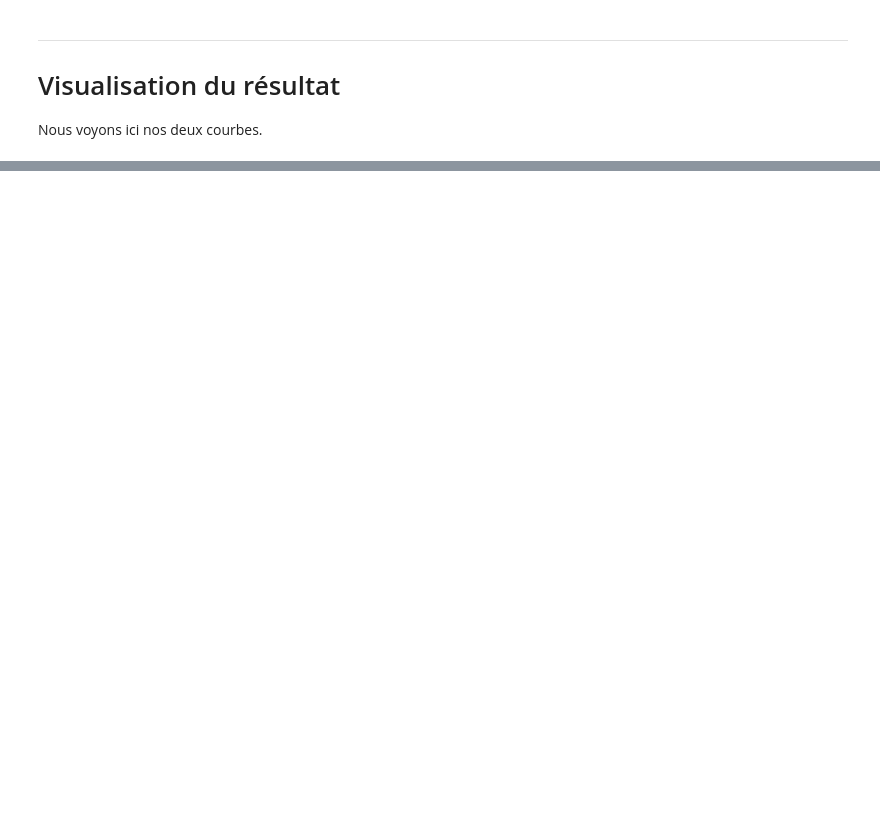
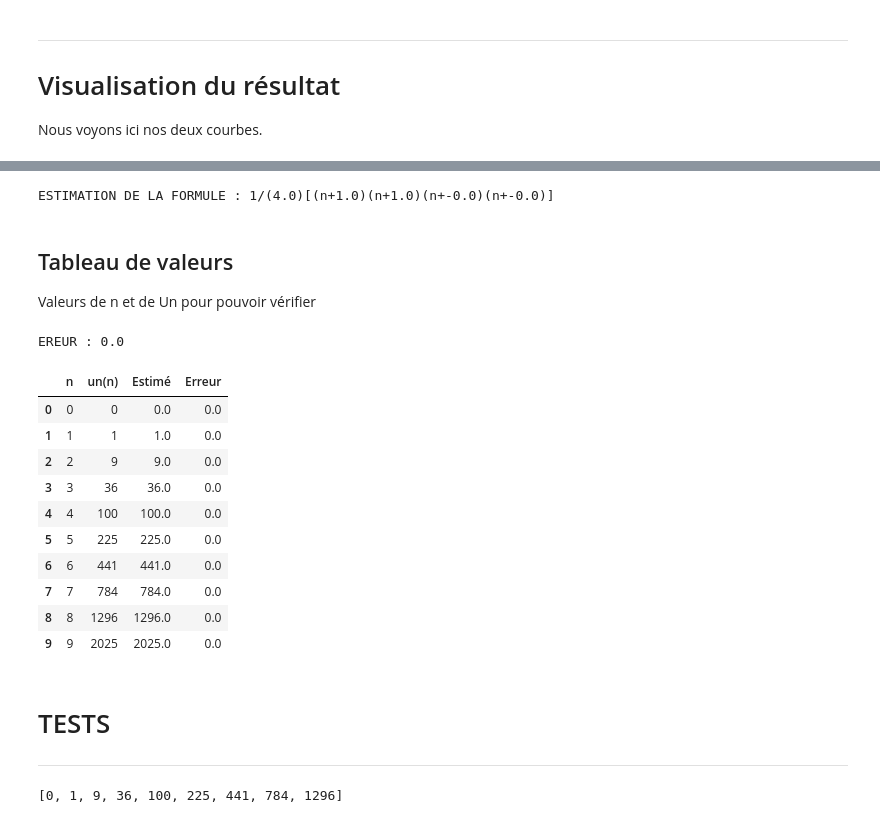
Before and after one commit to Jules-NC/Maths, a Jupyter notebook: Visualisations/regression_polynomiale.ipynb, the cells around one changed output, grey strips where cells are left out. Cells and saved outputs as stored; diff of their text form; code cells hidden in the pictures; blank space fills up the shorter version.

```diff
--- a/Visualisations/regression_polynomiale.ipynb
+++ b/Visualisations/regression_polynomiale.ipynb
@@ -103,0 +115,38 @@ plt.show()
+# %%
+A = "1/(" + str(round(1/p.c[0], 3))+")"
+X = ""
+for i in p.r:
+    X += "(n+" + str(round(-i, 3)) + ")"
+print("ESTIMATION DE LA FORMULE :", A + "[" + X + "]\n")
+# %% [output]
+ESTIMATION DE LA FORMULE : 1/(4.0)[(n+1.0)(n+1.0)(n+-0.0)(n+-0.0)]
+# %% [markdown]
+## Tableau de valeurs
+Valeurs de n et de Un pour pouvoir vérifier
+# %%
+a = [p(n) for n in range(len(df))]
+df["Estimé"] = a
+df["Erreur"] = round(abs(df["un(n)"] - df["Estimé"]), 2)
+print("EREUR :", df["Erreur"].sum())
+df
+# %% [output]
+EREUR : 0.0
+|  | n | un(n) | Estimé | Erreur |
+| 0 | 0 | 0 | 0.0 | 0.0 |
+| 1 | 1 | 1 | 1.0 | 0.0 |
+| 2 | 2 | 9 | 9.0 | 0.0 |
+| 3 | 3 | 36 | 36.0 | 0.0 |
+| 4 | 4 | 100 | 100.0 | 0.0 |
+| 5 | 5 | 225 | 225.0 | 0.0 |
+| 6 | 6 | 441 | 441.0 | 0.0 |
+| 7 | 7 | 784 | 784.0 | 0.0 |
+| 8 | 8 | 1296 | 1296.0 | 0.0 |
+| 9 | 9 | 2025 | 2025.0 | 0.0 |
+# %% [markdown]
+# TESTS
+___
+# %%
+y = [sum([k**3 for k in range(j)]) for j in range(1, 10)]
+print(y)
+# %% [output]
+[0, 1, 9, 36, 100, 225, 441, 784, 1296]
```
Also changed, not shown: parts of 10 cells of this notebook.
